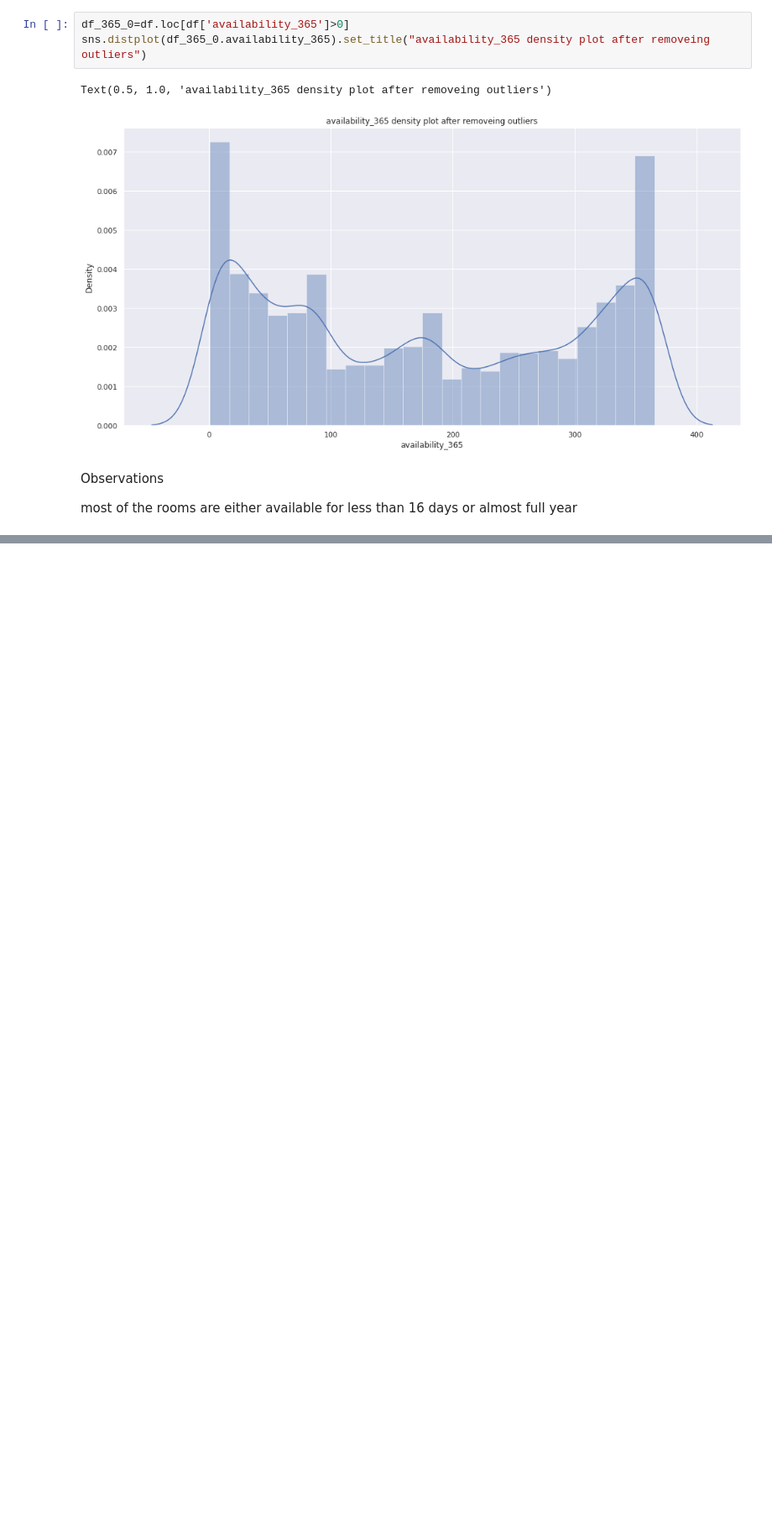
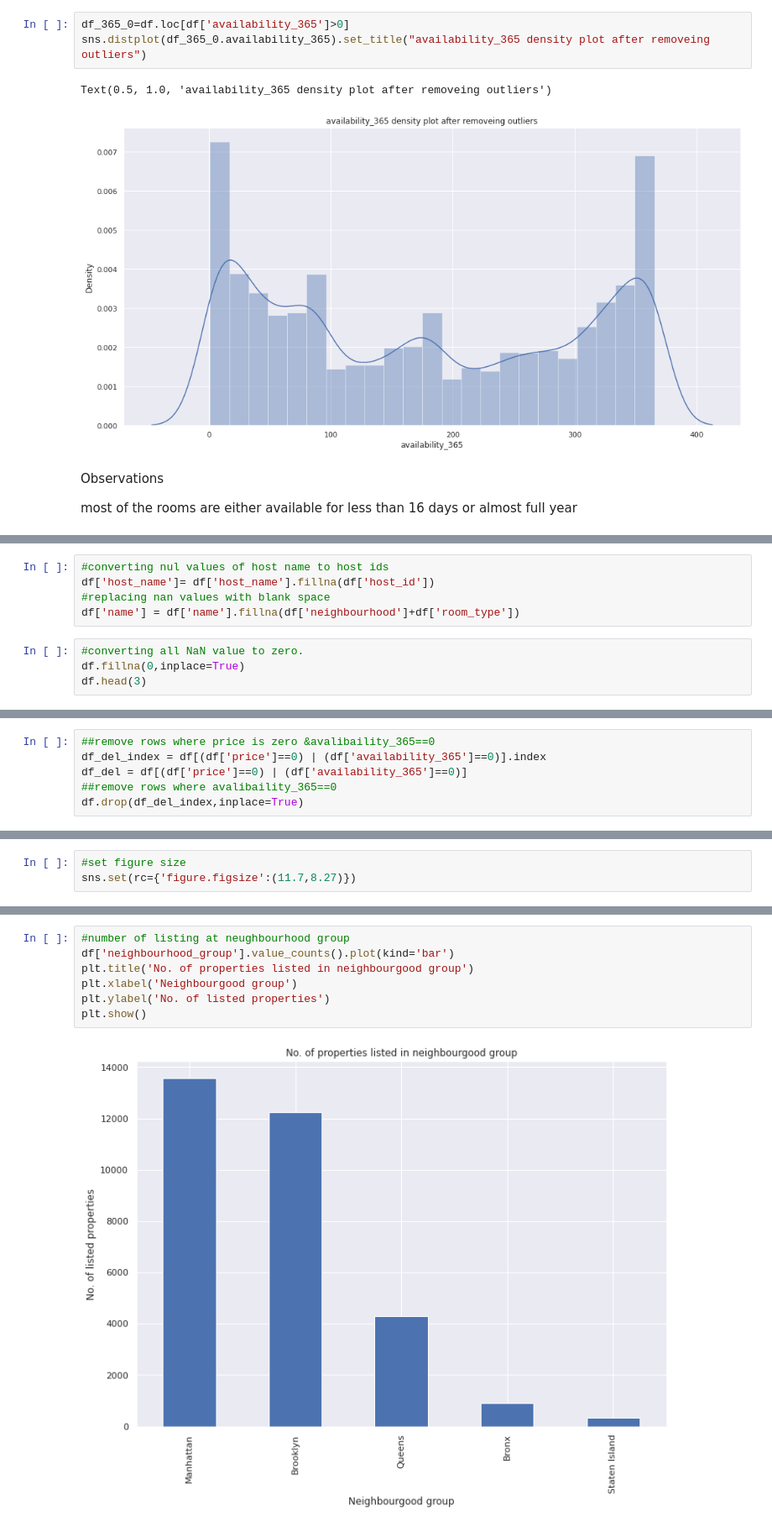
Before and after one commit to pradyumn280899/Airbnb-Bookings-Analysis, a Jupyter notebook: Airbnb_Bookings_Analysis_Capstone_Project.ipynb, the cells around one changed output, grey strips where cells are left out. Shown at 84% size. Saved outputs shown, nothing was run; the diff lists cells and outputs as text; blank space fills up the shorter version.

```diff
--- a/Airbnb_Bookings_Analysis_Capstone_Project.ipynb
+++ b/Airbnb_Bookings_Analysis_Capstone_Project.ipynb
@@ -635,0 +649,9 @@ most of the rooms are either available for less than 16 days or almost full year
+# %%
+#converting nul values of host name to host ids
+df['host_name']= df['host_name'].fillna(df['host_id'])
+#replacing nan values with blank space
+df['name'] = df['name'].fillna(df['neighbourhood']+df['room_type'])
+# %%
+#converting all NaN value to zero.
+df.fillna(0,inplace=True)
+df.head(3)
@@ -635,0 +665,6 @@ most of the rooms are either available for less than 16 days or almost full year
+# %%
+##remove rows where price is zero &avalibaility_365==0
+df_del_index = df[(df['price']==0) | (df['availability_365']==0)].index
+df_del = df[(df['price']==0) | (df['availability_365']==0)]
+##remove rows where avalibaility_365==0
+df.drop(df_del_index,inplace=True)
@@ -635,0 +713,3 @@ most of the rooms are either available for less than 16 days or almost full year
+# %%
+#set figure size
+sns.set(rc={'figure.figsize':(11.7,8.27)})
@@ -635,0 +720,9 @@ most of the rooms are either available for less than 16 days or almost full year
+# %%
+#number of listing at neughbourhood group
+df['neighbourhood_group'].value_counts().plot(kind='bar')
+plt.title('No. of properties listed in neighbourgood group')
+plt.xlabel('Neighbourgood group')
+plt.ylabel('No. of listed properties')
+plt.show()
+# %% [output]
+[figure, added]
```
Also changed, not shown: parts of 34 cells of this notebook.
